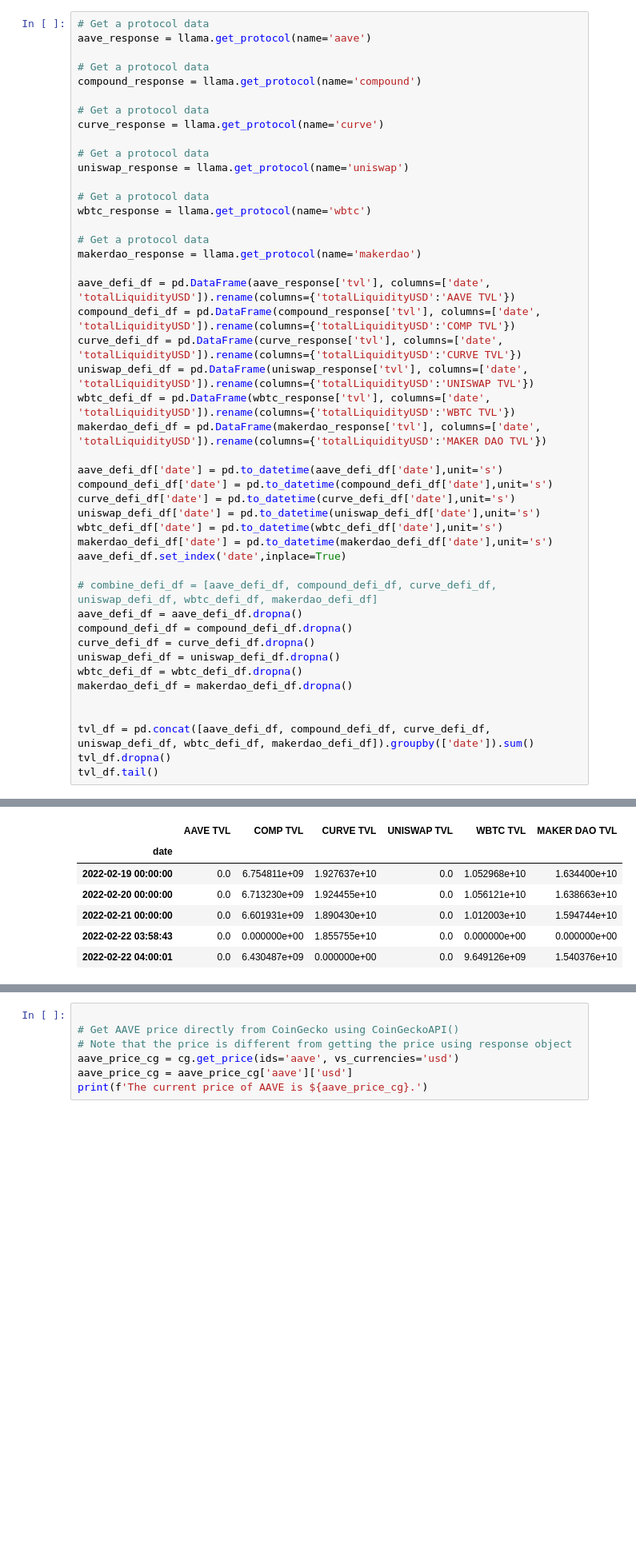
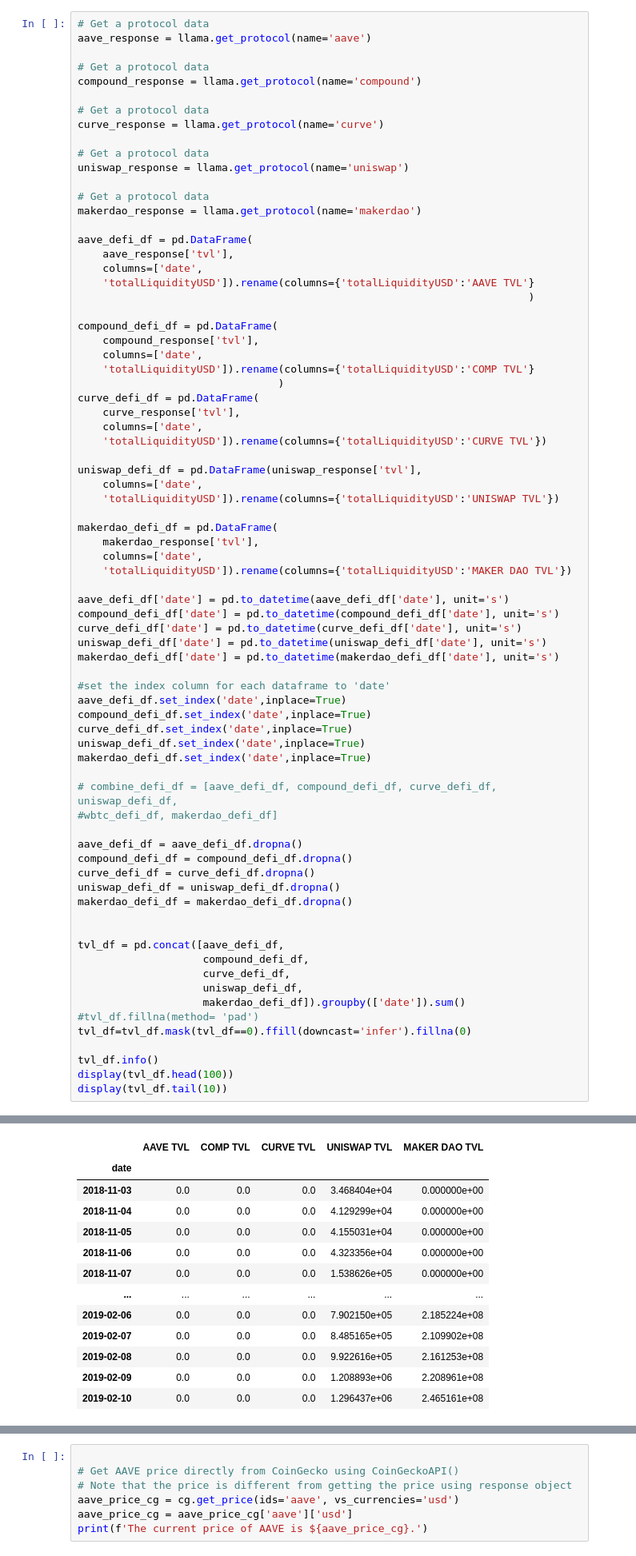
Before and after one commit to timtennyson/Defi-DApps-Investment-Analyzer, a Jupyter notebook: dataframe.ipynb, the cells around one changed output, grey strips where cells are left out. Shown at 80% size. Saved outputs shown, nothing was run; the diff lists cells and outputs as text; blank space fills up the shorter version.

Commit message:
combined market caps/tvl into one dataframe

```diff
--- a/dataframe.ipynb
+++ b/dataframe.ipynb
@@ -106,36 +106,65 @@ curve_response = llama.get_protocol(name='curve')
 uniswap_response = llama.get_protocol(name='uniswap')
 
 # Get a protocol data
-wbtc_response = llama.get_protocol(name='wbtc')
-
-# Get a protocol data
 makerdao_response = llama.get_protocol(name='makerdao')
 
-aave_defi_df = pd.DataFrame(aave_response['tvl'], columns=['date', 'totalLiquidityUSD']).rename(columns={'totalLiquidityUSD':'AAVE TVL'})
-compound_defi_df = pd.DataFrame(compound_response['tvl'], columns=['date', 'totalLiquidityUSD']).rename(columns={'totalLiquidityUSD':'COMP TVL'})
-curve_defi_df = pd.DataFrame(curve_response['tvl'], columns=['date', 'totalLiquidityUSD']).rename(columns={'totalLiquidityUSD':'CURVE TVL'})
-uniswap_defi_df = pd.DataFrame(uniswap_response['tvl'], columns=['date', 'totalLiquidityUSD']).rename(columns={'totalLiquidityUSD':'UNISWAP TVL'})
-wbtc_defi_df = pd.DataFrame(wbtc_response['tvl'], columns=['date', 'totalLiquidityUSD']).rename(columns={'totalLiquidityUSD':'WBTC TVL'})
-makerdao_defi_df = pd.DataFrame(makerdao_response['tvl'], columns=['date', 'totalLiquidityUSD']).rename(columns={'totalLiquidityUSD':'MAKER DAO TVL'})
+aave_defi_df = pd.DataFrame(
+    aave_response['tvl'],
+    columns=['date',
+    'totalLiquidityUSD']).rename(columns={'totalLiquidityUSD':'AAVE TVL'}
+                                                                        )
 
-aave_defi_df['date'] = pd.to_datetime(aave_defi_df['date'],unit='s')
-compound_defi_df['date'] = pd.to_datetime(compound_defi_df['date'],unit='s')
-curve_defi_df['date'] = pd.to_datetime(curve_defi_df['date'],unit='s')
-uniswap_defi_df['date'] = pd.to_datetime(uniswap_defi_df['date'],unit='s')
-wbtc_defi_df['date'] = pd.to_datetime(wbtc_defi_df['date'],unit='s')
-makerdao_defi_df['date'] = pd.to_datetime(makerdao_defi_df['date'],unit='s')
+compound_defi_df = pd.DataFrame(
+    compound_response['tvl'],
+    columns=['date',
+    'totalLiquidityUSD']).rename(columns={'totalLiquidityUSD':'COMP TVL'}
+                                )
+curve_defi_df = pd.DataFrame(
+    curve_response['tvl'],
+    columns=['date',
+    'totalLiquidityUSD']).rename(columns={'totalLiquidityUSD':'CURVE TVL'})
+
+uniswap_defi_df = pd.DataFrame(uniswap_response['tvl'],
+    columns=['date',
+    'totalLiquidityUSD']).rename(columns={'totalLiquidityUSD':'UNISWAP TVL'})
+
+makerdao_defi_df = pd.DataFrame(
+    makerdao_response['tvl'],
+    columns=['date',
+    'totalLiquidityUSD']).rename(columns={'totalLiquidityUSD':'MAKER DAO TVL'})
+
+aave_defi_df['date'] = pd.to_datetime(aave_defi_df['date'], unit='s')
+compound_defi_df['date'] = pd.to_datetime(compound_defi_df['date'], unit='s')
+curve_defi_df['date'] = pd.to_datetime(curve_defi_df['date'], unit='s')
+uniswap_defi_df['date'] = pd.to_datetime(uniswap_defi_df['date'], unit='s')
+makerdao_defi_df['date'] = pd.to_datetime(makerdao_defi_df['date'], unit='s')
+
+#set the index column for each dataframe to 'date'
 aave_defi_df.set_index('date',inplace=True)
+compound_defi_df.set_index('date',inplace=True)
+curve_defi_df.set_index('date',inplace=True)
+uniswap_defi_df.set_index('date',inplace=True)
+makerdao_defi_df.set_index('date',inplace=True)
 
-# combine_defi_df = [aave_defi_df, compound_defi_df, curve_defi_df, uniswap_defi_df, wbtc_defi_df, makerdao_defi_df]
+# combine_defi_df = [aave_defi_df, compound_defi_df, curve_defi_df, uniswap_defi_df,
+#wbtc_defi_df, makerdao_defi_df]
+
 aave_defi_df = aave_defi_df.dropna()
 compound_defi_df = compound_defi_df.dropna()
 curve_defi_df = curve_defi_df.dropna()
 uniswap_defi_df = uniswap_defi_df.dropna()
-wbtc_defi_df = wbtc_defi_df.dropna()
 makerdao_defi_df = makerdao_defi_df.dropna()
 
 
-tvl_df = pd.concat([aave_defi_df, compound_defi_df, curve_defi_df, uniswap_defi_df, wbtc_defi_df, makerdao_defi_df]).groupby(['date']).sum()
-tvl_df.dropna()
-tvl_df.tail()
+tvl_df = pd.concat([aave_defi_df,
+                    compound_defi_df,
+                    curve_defi_df,
+                    uniswap_defi_df,
+                    makerdao_defi_df]).groupby(['date']).sum()
+#tvl_df.fillna(method= 'pad')
+tvl_df=tvl_df.mask(tvl_df==0).ffill(downcast='infer').fillna(0)
+
+tvl_df.info()
+display(tvl_df.head(100))
+display(tvl_df.tail(10))
 # %% [output]
@@ -142,7 +183,13 @@ tvl_df.tail()
-|  | AAVE TVL | COMP TVL | CURVE TVL | UNISWAP TVL | WBTC TVL | MAKER DAO TVL |
-| date |  |  |  |  |  |  |
-| 2022-02-19 00:00:00 | 0.0 | 6.754811e+09 | 1.927637e+10 | 0.0 | 1.052968e+10 | 1.634400e+10 |
-| 2022-02-20 00:00:00 | 0.0 | 6.713230e+09 | 1.924455e+10 | 0.0 | 1.056121e+10 | 1.638663e+10 |
-| 2022-02-21 00:00:00 | 0.0 | 6.601931e+09 | 1.890430e+10 | 0.0 | 1.012003e+10 | 1.594744e+10 |
-| 2022-02-22 03:58:43 | 0.0 | 0.000000e+00 | 1.855755e+10 | 0.0 | 0.000000e+00 | 0.000000e+00 |
-| 2022-02-22 04:00:01 | 0.0 | 6.430487e+09 | 0.000000e+00 | 0.0 | 9.649126e+09 | 1.540376e+10 |
+|  | AAVE TVL | COMP TVL | CURVE TVL | UNISWAP TVL | MAKER DAO TVL |
+| date |  |  |  |  |  |
+| 2018-11-03 | 0.0 | 0.0 | 0.0 | 3.468404e+04 | 0.000000e+00 |
+| 2018-11-04 | 0.0 | 0.0 | 0.0 | 4.129299e+04 | 0.000000e+00 |
+| 2018-11-05 | 0.0 | 0.0 | 0.0 | 4.155031e+04 | 0.000000e+00 |
+| 2018-11-06 | 0.0 | 0.0 | 0.0 | 4.323356e+04 | 0.000000e+00 |
+| 2018-11-07 | 0.0 | 0.0 | 0.0 | 1.538626e+05 | 0.000000e+00 |
+| ... | ... | ... | ... | ... | ... |
+| 2019-02-06 | 0.0 | 0.0 | 0.0 | 7.902150e+05 | 2.185224e+08 |
+| 2019-02-07 | 0.0 | 0.0 | 0.0 | 8.485165e+05 | 2.109902e+08 |
+| 2019-02-08 | 0.0 | 0.0 | 0.0 | 9.922616e+05 | 2.161253e+08 |
+| 2019-02-09 | 0.0 | 0.0 | 0.0 | 1.208893e+06 | 2.208961e+08 |
+| 2019-02-10 | 0.0 | 0.0 | 0.0 | 1.296437e+06 | 2.465161e+08 |
```
Also changed, not shown: parts of 5 cells of this notebook.
